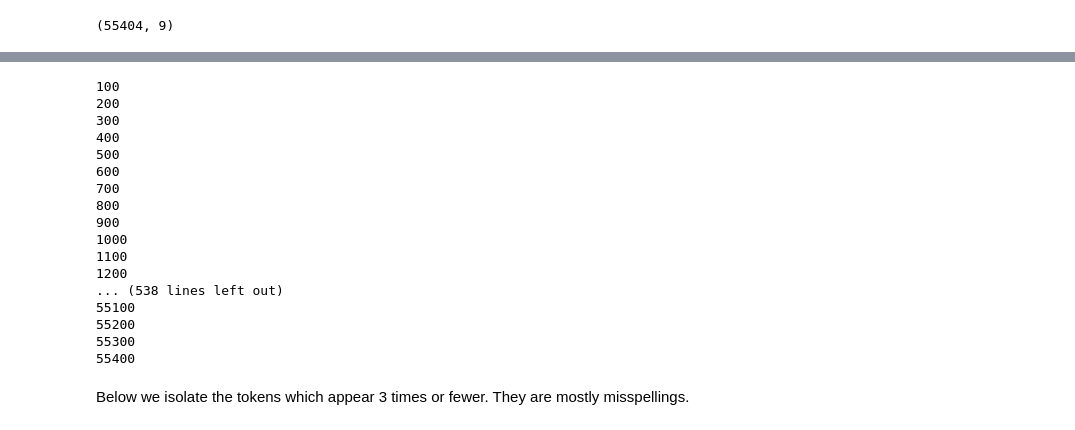
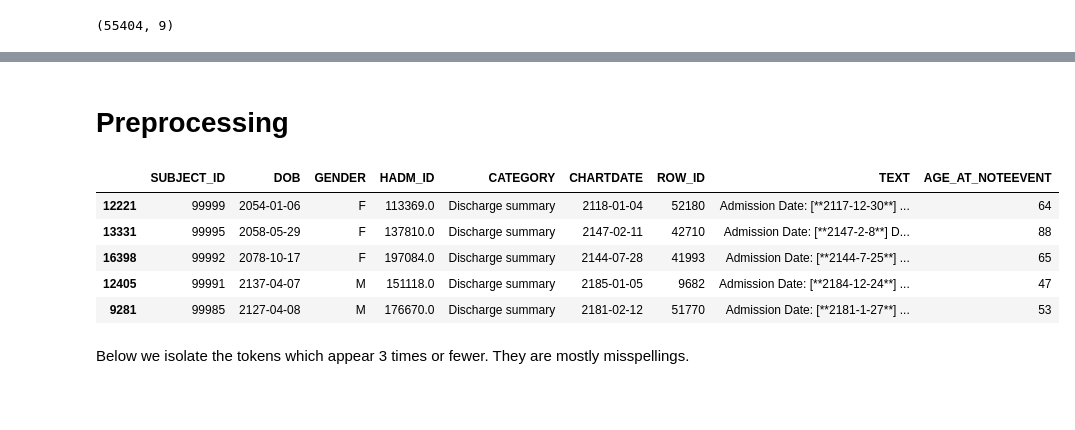
Before and after one commit to nehalb123/SyntheticMedicalDataGeneration, a Jupyter notebook: experimentalSetup/data_preprocessing&splitting.ipynb, the cells around one changed output, grey strips where cells are left out. Drawn from its saved outputs; the diff is of its cells as text; code cells hidden in the pictures; blank space fills up the shorter version.

```diff
--- a/pre-process files/03_preprocess_discharge_summaries.ipynb
+++ b/experimentalSetup/data_preprocessing&splitting.ipynb
@@ -117 +97,3 @@ The following punctuation marks frequently appear in the middle of words or betw
+# %% [markdown]
+# Preprocessing
 # %%
@@ -221,21 +127,0 @@ def tokenise_text(text, counter):
-# %%
-word_freq = Counter()
-df["TEXT"] = df["TEXT"].apply(tokenise_text, args = (word_freq,))
-# %% [output]
-100
-200
-300
-400
-500
-600
-700
-800
-900
-1000
-1100
-1200
-... (538 lines left out)
-55100
-55200
-55300
-55400
@@ -242,3 +175,14 @@ df["TEXT"] = df["TEXT"].apply(tokenise_text, args = (word_freq,))
+# %%
+patients_ne["TEXT"] = patients_ne["TEXT"].apply(lambda x: tokenise_text(x))
+# %%
+patients_ne.head(5)
+# %% [output]
+|  | SUBJECT_ID | DOB | GENDER | HADM_ID | CATEGORY | CHARTDATE | ROW_ID | TEXT | AGE_AT_NOTEEVENT |
+| 12221 | 99999 | 2054-01-06 | F | 113369.0 | Discharge summary | 2118-01-04 | 52180 | Admission Date: [**2117-12-30**] ... | 64 |
+| 13331 | 99995 | 2058-05-29 | F | 137810.0 | Discharge summary | 2147-02-11 | 42710 | Admission Date: [**2147-2-8**] D... | 88 |
+| 16398 | 99992 | 2078-10-17 | F | 197084.0 | Discharge summary | 2144-07-28 | 41993 | Admission Date: [**2144-7-25**] ... | 65 |
+| 12405 | 99991 | 2137-04-07 | M | 151118.0 | Discharge summary | 2185-01-05 | 9682 | Admission Date: [**2184-12-24**] ... | 47 |
+| 9281 | 99985 | 2127-04-08 | M | 176670.0 | Discharge summary | 2181-02-12 | 51770 | Admission Date: [**2181-1-27**] ... | 53 |
 # %% [markdown]
 Below we isolate the tokens which appear 3 times or fewer. They are mostly misspellings.
 # %%
```
Also changed, not shown: parts of 27 cells of this notebook, 20 other files.
